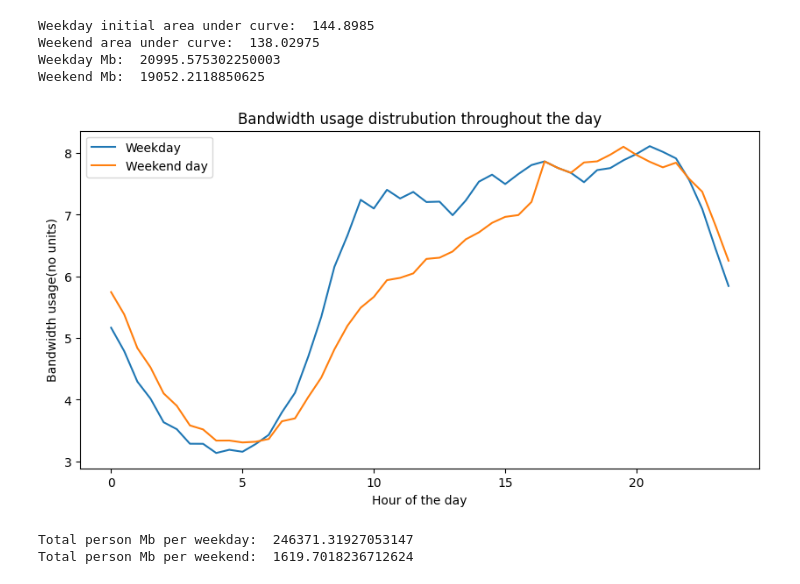
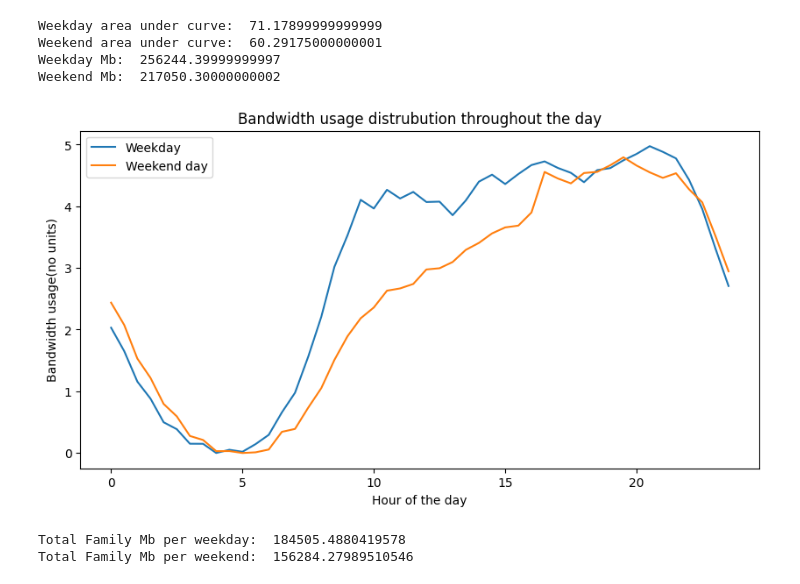
Before and after one commit to Flippergail/m3challenge, a Jupyter notebook: 2021Q2.ipynb, the cells around one changed output. Drawn from its saved outputs; the diff is of its cells as text; code cells hidden in the pictures.

```diff
--- a/2021Q2.ipynb
+++ b/2021Q2.ipynb
@@ -9,6 +9,7 @@ from sklearn.preprocessing import StandardScaler
 from sklearn.model_selection import train_test_split
 from sklearn.metrics import accuracy_score, confusion_matrix
 # %%
+#Values for bandwith distribution per day
 usageHoursWeekday = {
     0: 5.168,
     0.5: 4.788,
@@ -59,10 +60,7 @@ usageHoursWeekday = {
     23.0: 6.455,
     23.5: 5.844,
 }
-totalMbWeekdayOriginalCurve = 0
-for day in usageHoursWeekday:
-    totalMbWeekdayOriginalCurve += usageHoursWeekday[day]
-weekdayAreaUnderCurve = totalMbWeekdayOriginalCurve * 0.5
+
 usageHoursWeekend = {
     0: 5.745,
     0.5: 5.383,
@@ -113,64 +111,77 @@ usageHoursWeekend = {
     23.0: 6.829,
     23.5: 6.254,
 }
-totalMbweekendOriginalCurve = 0
-for day in usageHoursWeekend:
-    totalMbweekendOriginalCurve += usageHoursWeekend[day]
-weekendAreaUnderCurve = totalMbweekendOriginalCurve * 0.5
+
 
 # make numpy array of values
 weekdayNpY = np.array(list(usageHoursWeekday.values())).reshape(-1, 1)
 weekendNpY = np.array(list(usageHoursWeekend.values())).reshape(-1, 1)
+
+# subtract minimum value from weekday and weekend as we can assume this is servers that are always on
+minWeekday = np.min(weekdayNpY)
+minWeekend = np.min(weekendNpY)
+
+weekdayNpY = weekdayNpY - minWeekday
+weekendNpY = weekendNpY - minWeekend
 # %%
-# plot the data
+# plot the distribution of bandwith usage data
 plt.figure(figsize=(10, 5))
-plt.plot(usageHoursWeekday.keys(), usageHoursWeekday.values(), label="Weekday")
-plt.plot(usageHoursWeekend.keys(), usageHoursWeekend.values(), label="Weekend day")
+plt.plot(usageHoursWeekday.keys(), weekdayNpY, label="Weekday")
+plt.plot(usageHoursWeekend.keys(), weekendNpY, label="Weekend day")
 plt.xlabel("Hour of the day")
 plt.ylabel("Bandwidth usage(no units)")
 plt.title("Bandwidth usage distrubution throughout the day")
 plt.legend()
 
 # calculate the area under the plot using numpy
-# multiplying by 0.5 because the x axis is in 0.5 increments
+# multiplying by 0.5 because the graph needs to be shrunk in half because the graph should be going up in half and hour intervals(0.5) as a result area under curves halves
 weekdayAreaUnderCurve = np.trapz(weekdayNpY, axis=0)*0.5
 weekdayAreaUnderCurve = weekdayAreaUnderCurve[0]
 
 weekendAreaUnderCurve = np.trapz(weekendNpY, axis=0)*0.5
 weekendAreaUnderCurve = weekendAreaUnderCurve[0]
 
-secondsInADay = 86400
-weekdayMb = weekdayAreaUnderCurve * weekdayAreaUnderCurve
-weekendMb = weekendAreaUnderCurve * weekendAreaUnderCurve
+secondsInAnHour = 3600
+weekdayMb = weekdayAreaUnderCurve * secondsInAnHour
+weekendMb = weekendAreaUnderCurve * secondsInAnHour
 
-print("Weekday initial area under curve: ", weekdayAreaUnderCurve)
+print("Weekday area under curve: ", weekdayAreaUnderCurve)
 print("Weekend area under curve: ", weekendAreaUnderCurve)
 
 print("Weekday Mb: ", weekdayMb)
 print("Weekend Mb: ", weekendMb)
 plt.show()
 # %% [output]
-Weekday initial area under curve:  144.8985
-Weekend area under curve:  138.02975
-Weekday Mb:  20995.575302250003
-Weekend Mb:  19052.2118850625
+Weekday area under curve:  71.17899999999999
+Weekend area under curve:  60.29175000000001
+Weekday Mb:  256244.39999999997
+Weekend Mb:  217050.30000000002
-[figure, old version]
+[figure, new version]
 # %%
-# manually calculate the total Mb used by a given person per week by multiplying how many hours
-# that given person does a given activity by the Mb used per hour for that activity then
+# manually calculate the total Mb used by a given Family per week by multiplying how many hours
+# that given Family does a given activity by the Mb used per hour for that activity then
 # summing all the activities
 
-totalPersonMbPerWeek = 1235096
+# family 1:
+totalFamilyMbPerWeek = 1235096
+
+# family 2:
+#totalFamilyMbPerWeek = 995491
+
+# family 3:
+#totalFamilyMbPerWeek = 1419291
 
 # weighted mean of the Mb per week into Mb per weekday and Mb per weekend day based off bandwidth usage during weekends compared to weekdays in the given reference data
-referenceDataWeightedMean = ((weekdayMb*5 + weekendAreaUnderCurve*2))/7
-totalPersonMbWeekday = weekdayMb/referenceDataWeightedMean * totalPersonMbPerWeek / 7
-totalPersonMbWeekend = weekendAreaUnderCurve/referenceDataWeightedMean * totalPersonMbPerWeek / 7
+referenceDataWeightedMean = ((weekdayMb*5 + weekendMb*2))/7
+totalFamilyMbWeekday = (weekdayMb/referenceDataWeightedMean) * (totalFamilyMbPerWeek / 7)
+totalFamilyMbWeekend = (weekendMb/referenceDataWeightedMean) * (totalFamilyMbPerWeek / 7)
 
-print("Total person Mb per weekday: ", totalPersonMbWeekday)
-print("Total person Mb per weekend: ", totalPersonMbWeekend)
+print("Total Family Mb per weekday: ", totalFamilyMbWeekday)
+print("Total Family Mb per weekend: ", totalFamilyMbWeekend)
+
+#print("Recalculated Total Family Mb per week: ", totalFamilyMbWeekday*5 + totalFamilyMbWeekend*2)
 # %% [output]
-Total person Mb per weekday:  246371.31927053147
-Total person Mb per weekend:  1619.7018236712624
+Total Family Mb per weekday:  184505.4880419578
+Total Family Mb per weekend:  156284.27989510546
 # %%
 # calculates k value to multiply the reference data by to get the total Mb per weekday/weekend day
```
Also changed, not shown: parts of 3 cells of this notebook, 2 other files.
